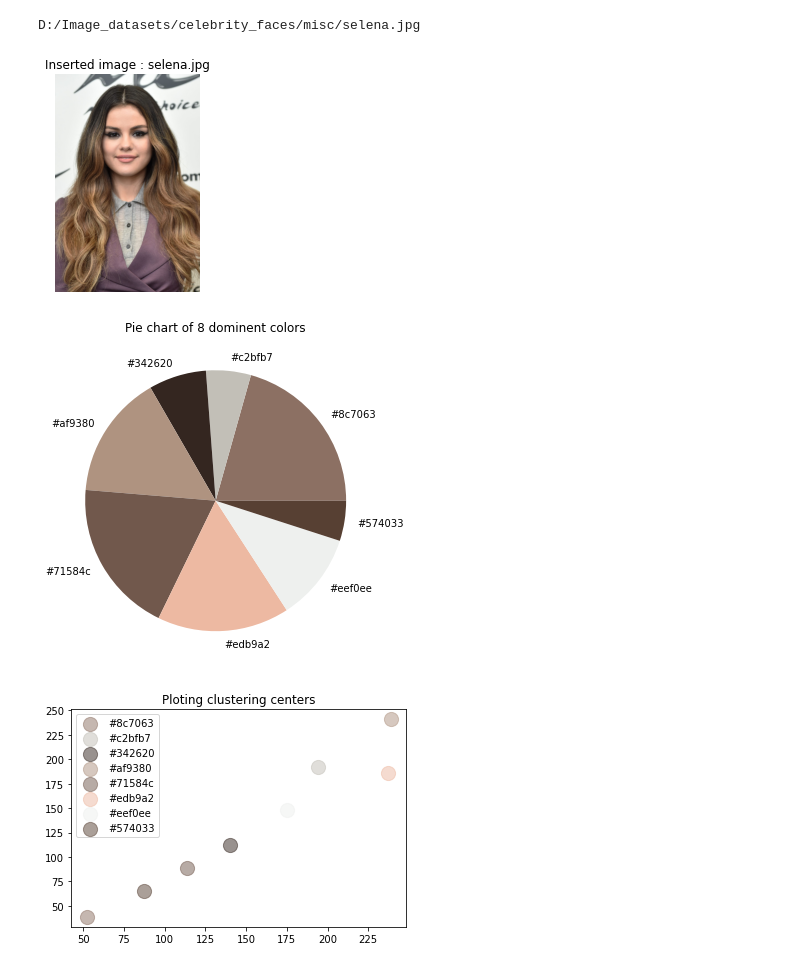
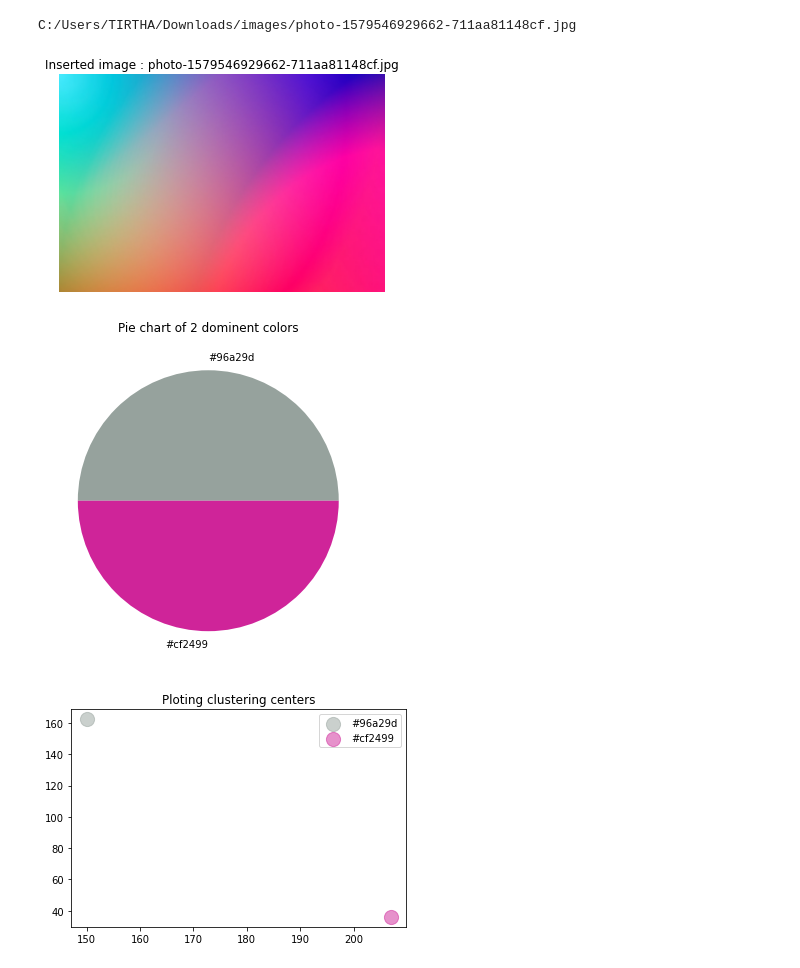
Before and after one commit to tirtharajsinha/image-color-extractor, a Jupyter notebook: Color identification from image using K-means clustering.ipynb, the cells around one changed output. Drawn from its saved outputs; the diff is of its cells as text; code cells hidden in the pictures.

```diff
--- a/Color identification from image using K-means clustering.ipynb
+++ b/Color identification from image using K-means clustering.ipynb
@@ -26,6 +26,8 @@ Shape: (2000, 1332, 3)
 # %%
-modified_image = cv2.resize(image, (600, 400), interpolation = cv2.INTER_AREA)
+%%time
+modified_image = cv2.resize(image, (3, 3), interpolation = cv2.INTER_AREA)
 print(modified_image.shape)
-modified_image = modified_image.reshape(modified_image.shape[0]*modified_image.shape[1], 3)
-print(modified_image.shape)
+plt.imshow(modified_image)
+modified_image1=modified_image.reshape(modified_image.shape[0]*modified_image.shape[1], 3)
+print(modified_image1)
 # %% [output]
@@ -33,0 +46,18 @@ print(modified_image.shape)
+# %%
+def get_nearest_colors(act_color,rest_color):
+    all_dist=[]
+    for rcolor in rest_color:
+        rdiff=act_color[0]-rcolor[0]
+        gdiff=act_color[1]-rcolor[1];
+        bdiff=act_color[2]-rcolor[2];
+        distance = rdiff**2 + gdiff**2 + bdiff**2
+        all_dist.append(distance)
+    print(act_color,all_dist)
+# %%
+value_list=[]
+for i in range(len(modified_image1)):
+    temp_list=modified_image1.tolist()
+    temp_list.pop(i)
+    get_nearest_colors(modified_image1[i],temp_list)
+
+# print(modified_image1)
@@ -49,7 +89,7 @@ def get_image(image_path):
 def color_extractor(image,number_of_colors,plot_pie=True,plot_cls_c=True):
     # resizing the image to get smaller size of image
     # k-means expect 2d data so reshaping the image
-    modified_image_1 = cv2.resize(image, (600, 400), interpolation = cv2.INTER_AREA)
+    modified_image_1 = cv2.resize(image, (2,2), interpolation = cv2.INTER_AREA)
     modified_image = modified_image_1.reshape(modified_image_1.shape[0]*modified_image_1.shape[1], 3)
 
     clf = KMeans(n_clusters = number_of_colors)
@@ -91,9 +131,9 @@ def color_extractor(image,number_of_colors,plot_pie=True,plot_cls_c=True):
     return result
 # %%
 %%time
-report=color_extractor(get_image(path),8,True,True)
+report=color_extractor(get_image(path),2,True,True)
 # %% [output]
-D:/Image_datasets/celebrity_faces/misc/selena.jpg
+C:/Users/TIRTHA/Downloads/images/photo-1579546929662-711aa81148cf.jpg
-[figure, old version]
+[figure, new version]
-[figure, old version]
+[figure, new version]
-[figure, old version]
+[figure, new version]
```
Also changed, not shown: parts of 7 cells of this notebook, 1 other file.
